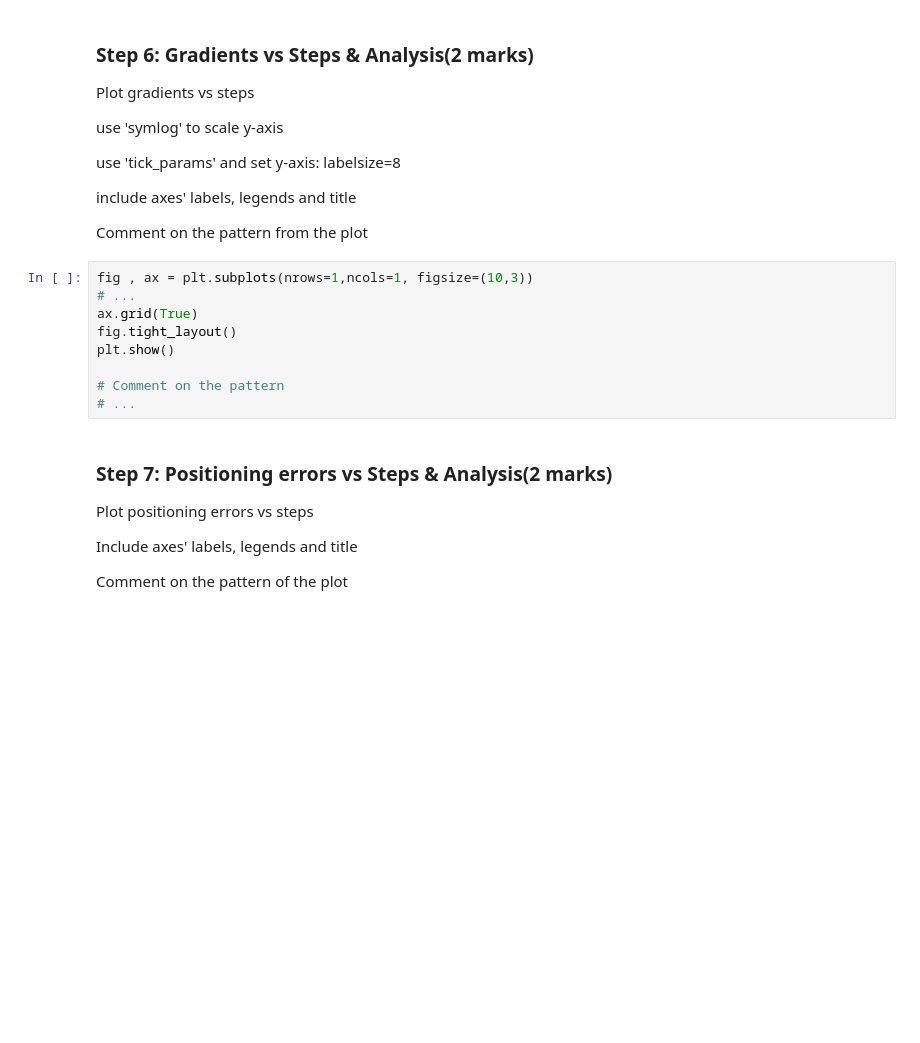
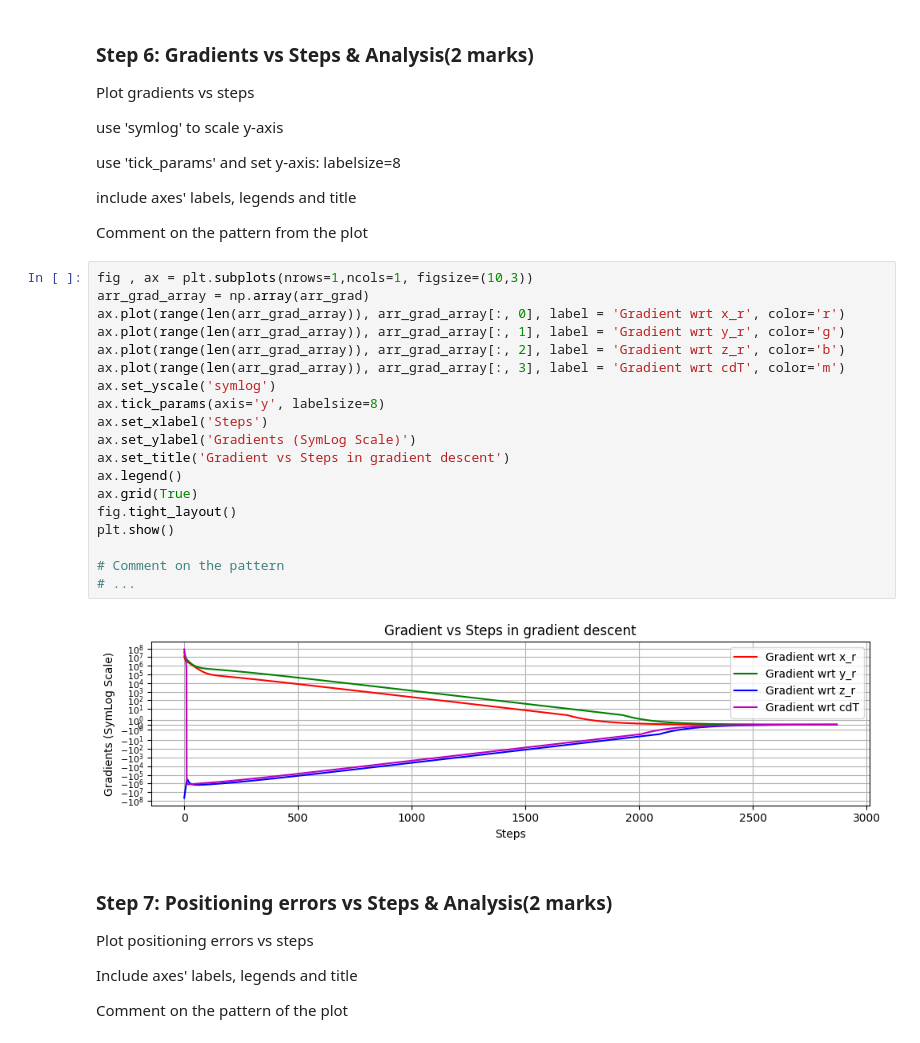
Before and after one commit to Urusha-Bajracharya3950/engg680_2024_fall, a Jupyter notebook: Lab_assignment3/Assignment3.ipynb, the cells around one changed output. Cells and saved outputs as stored; diff of their text form; blank space fills up the shorter version.

```diff
--- a/Lab_assignment3/Assignment3.ipynb
+++ b/Lab_assignment3/Assignment3.ipynb
@@ -256,15 +258,27 @@ use 'tick_params' and set y-axis: labelsize=8
 include axes' labels, legends and title
 
 Comment on the pattern from the plot
-# %%
-fig , ax = plt.subplots(nrows=1,ncols=1, figsize=(10,3))
-# ...
-ax.grid(True)
-fig.tight_layout()
-plt.show()
-
-# Comment on the pattern
-# ...
+# %%
+fig , ax = plt.subplots(nrows=1,ncols=1, figsize=(10,3))
+arr_grad_array = np.array(arr_grad)
+ax.plot(range(len(arr_grad_array)), arr_grad_array[:, 0], label = 'Gradient wrt x_r', color='r')
+ax.plot(range(len(arr_grad_array)), arr_grad_array[:, 1], label = 'Gradient wrt y_r', color='g')
+ax.plot(range(len(arr_grad_array)), arr_grad_array[:, 2], label = 'Gradient wrt z_r', color='b')
+ax.plot(range(len(arr_grad_array)), arr_grad_array[:, 3], label = 'Gradient wrt cdT', color='m')
+ax.set_yscale('symlog')
+ax.tick_params(axis='y', labelsize=8)
+ax.set_xlabel('Steps')
+ax.set_ylabel('Gradients (SymLog Scale)')
+ax.set_title('Gradient vs Steps in gradient descent')
+ax.legend()
+ax.grid(True)
+fig.tight_layout()
+plt.show()
+
+# Comment on the pattern
+# ...
+# %% [output]
+[figure, added]
 # %% [markdown]
 ### Step 7: Positioning errors vs Steps & Analysis(2 marks)
 Plot positioning errors vs steps
```
Also changed, not shown: parts of 6 cells of this notebook.
